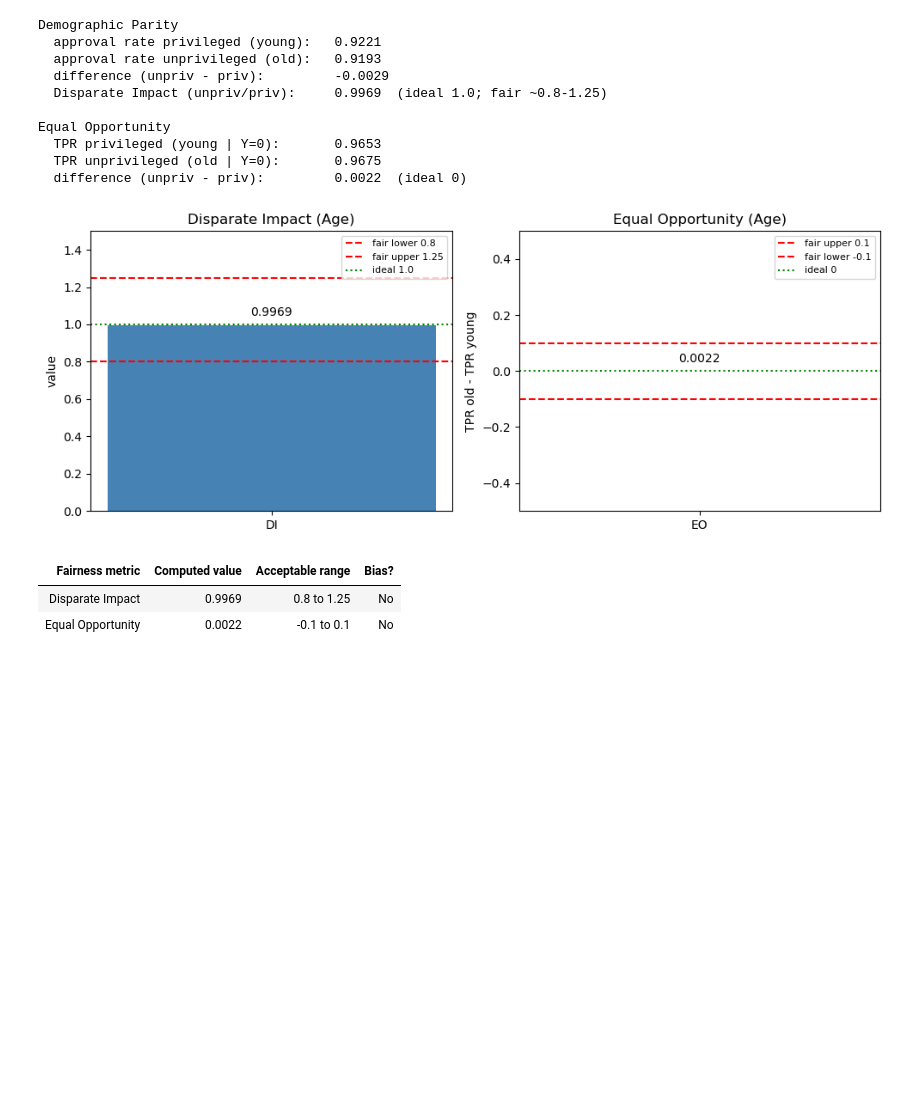
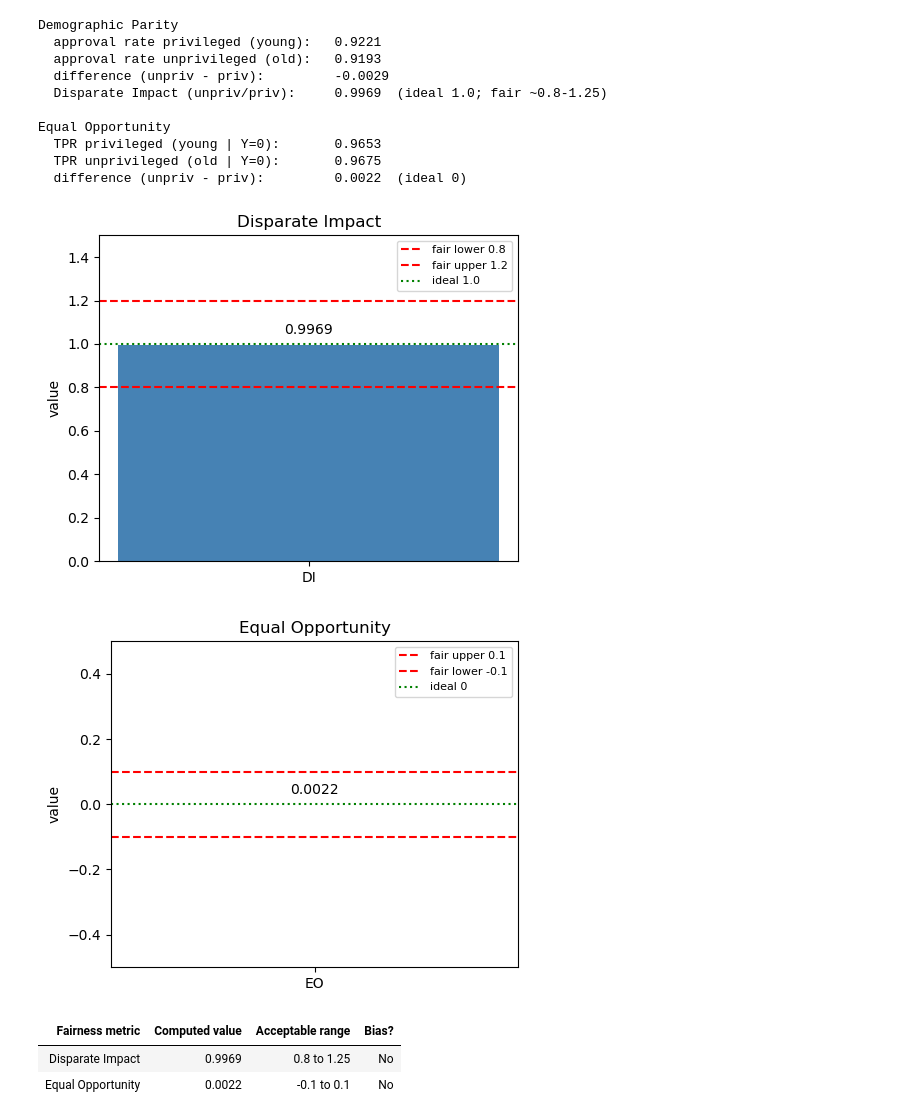
Before and after one commit to lukeckk/CS6603_2026_Summer, a Jupyter notebook: Fairness_and_Bias_Assignment/fairness_bias.ipynb, the cells around one changed output. Saved outputs shown, nothing was run; the diff lists cells and outputs as text; code cells hidden in the pictures; blank space fills up the shorter version.

```diff
--- a/Fairness_and_Bias_Assignment/fairness_bias.ipynb
+++ b/Fairness_and_Bias_Assignment/fairness_bias.ipynb
@@ -193,35 +193,37 @@ Equal Opportunity
 # %%
 # 5.2 Plot fairness metrics with fair/bias thresholds
 import matplotlib.pyplot as plt
 
-fig, axes = plt.subplots(1, 2, figsize=(10, 4))
-
 # Disparate Impact
-axes[0].bar(['DI'], [disparate_impact], color='steelblue')
-axes[0].axhline(0.8, color='red', linestyle='--', label='fair lower 0.8')
-axes[0].axhline(1.25, color='red', linestyle='--', label='fair upper 1.25')
-axes[0].axhline(1.0, color='green', linestyle=':', label='ideal 1.0')
-axes[0].set_ylim(0, 1.5)
-axes[0].set_title('Disparate Impact (Age)')
-axes[0].set_ylabel('value')
-axes[0].text(0, disparate_impact + 0.05, round(disparate_impact, 4), ha='center')
-axes[0].legend(fontsize=8)
+plt.figure(figsize=(5, 4))
+plt.bar(['DI'], [disparate_impact], color='steelblue')
+plt.axhline(0.8, color='red', linestyle='--', label='fair lower 0.8')
+plt.axhline(1.2, color='red', linestyle='--', label='fair upper 1.2')
+plt.axhline(1.0, color='green', linestyle=':', label='ideal 1.0')
+plt.ylim(0, 1.5)
+plt.title('Disparate Impact')
+plt.ylabel('value')
+plt.text(0, disparate_impact + 0.05, round(disparate_impact, 4), ha='center')
+plt.legend(fontsize=8)
+plt.tight_layout()
+plt.show()
 
 # Equal Opportunity difference
-axes[1].bar(['EO'], [eo_diff], color='steelblue')
-axes[1].axhline(0.1, color='red', linestyle='--', label='fair upper 0.1')
-axes[1].axhline(-0.1, color='red', linestyle='--', label='fair lower -0.1')
-axes[1].axhline(0, color='green', linestyle=':', label='ideal 0')
-axes[1].set_ylim(-0.5, 0.5)
-axes[1].set_title('Equal Opportunity (Age)')
-axes[1].set_ylabel('TPR old - TPR young')
-axes[1].text(0, eo_diff + 0.03, round(eo_diff, 4), ha='center')
-axes[1].legend(fontsize=8)
-
+plt.figure(figsize=(5, 4))
+plt.bar(['EO'], [eo_diff], color='steelblue')
+plt.axhline(0.1, color='red', linestyle='--', label='fair upper 0.1')
+plt.axhline(-0.1, color='red', linestyle='--', label='fair lower -0.1')
+plt.axhline(0, color='green', linestyle=':', label='ideal 0')
+plt.ylim(-0.5, 0.5)
+plt.title('Equal Opportunity')
+plt.ylabel('value')
+plt.text(0, eo_diff + 0.03, round(eo_diff, 4), ha='center')
+plt.legend(fontsize=8)
 plt.tight_layout()
 plt.show()
 # %% [output]
-[figure, old version]
+[figure, new version]
+[figure, added]
 # %%
 # 5.3 Document fairness metrics (simple table for the report)
 from IPython.display import display, HTML
```
Also changed, not shown: parts of 1 cell of this notebook, 1 other file.
